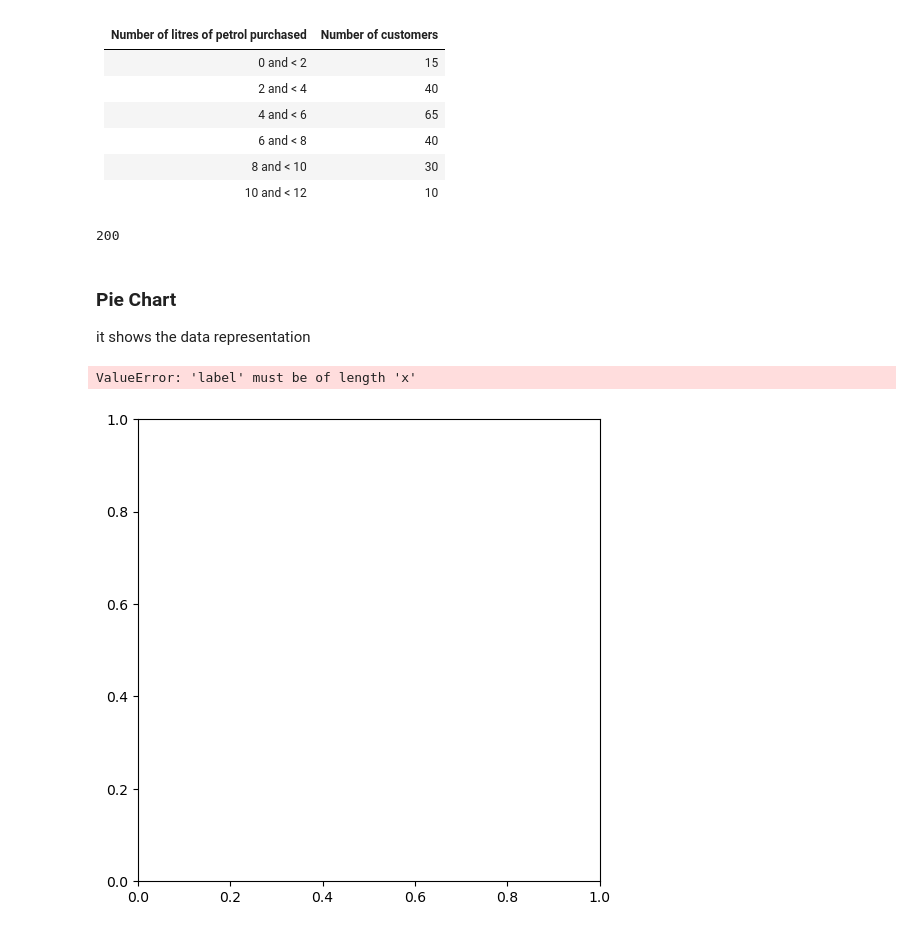
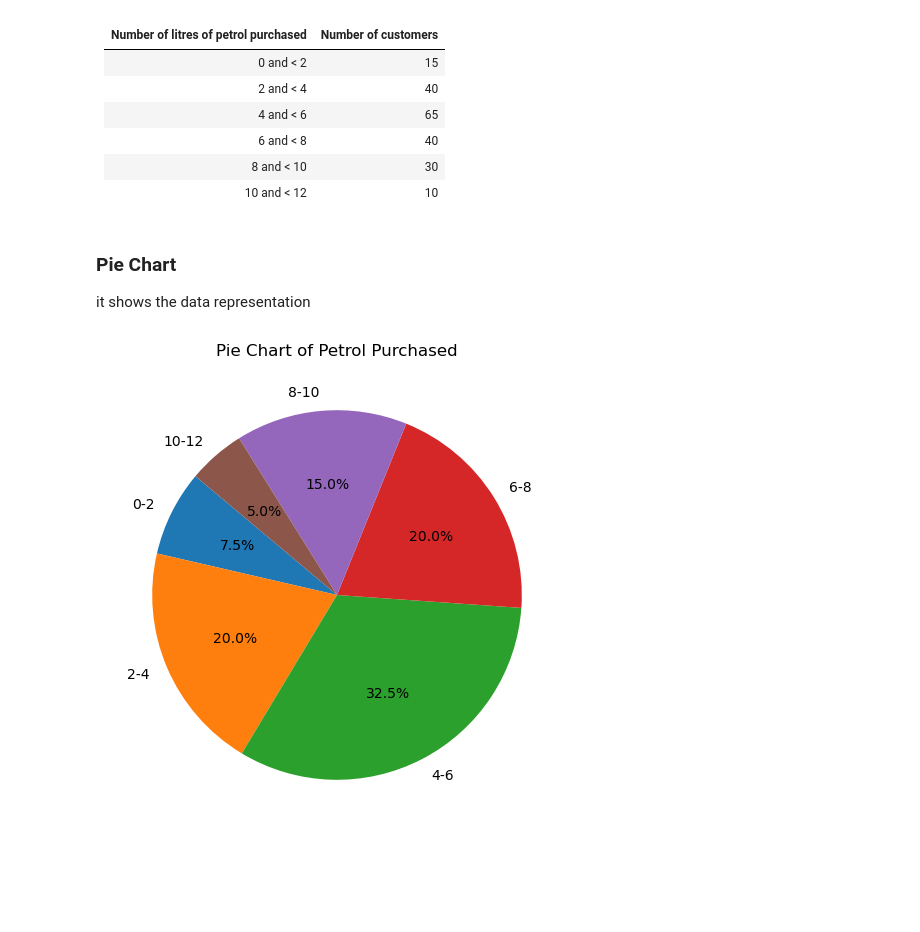
Before and after one commit to adeline-pepela/Fundamental-of-Statistics, a Jupyter notebook: activity1.1.ipynb, the cells around one changed output. Drawn from its saved outputs; the diff is of its cells as text; code cells hidden in the pictures; blank space fills up the shorter version.

```diff
--- a/activity1.1.ipynb
+++ b/activity1.1.ipynb
@@ -11,25 +11,20 @@
 | 8 and < 10                          | 30                  |
 | 10 and < 12                         | 10                  |
 # %%
+import matplotlib.pyplot as plt
 # Intializing the data
 customers = [15, 40, 65, 40, 30, 10]
-range = ['0-2','2-4','4-6','8-10','10-12' ]
+labels = ['0-2', '2-4', '4-6', '6-8', '8-10', '10-12']
 total_customers = sum(customers)
-print(total_customers)
-labels = ['Type A', 'Type B', 'Type C', 'Type D']
+percentages = [x / total_customers * 100 for x in customers]
-# %% [output]
-200
 # %% [markdown]
 ### Pie Chart
 it shows the data representation
 # %%
-# Pie Chart
-import matplotlib.pyplot as plt
-percentages = [x / total_customers * 100 for x in customers]
+# Plotting Pie Chart
 plt.figure(figsize=(8, 6))
-plt.pie(percentages, labels=range, autopct='%1.1f%%', startangle=140)
+plt.pie(percentages, labels=labels, autopct='%1.1f%%', startangle=140)
 plt.title('Pie Chart of Petrol Purchased')
 plt.show()
 # %% [output]
-ValueError: 'label' must be of length 'x'
-[figure, old version]
+[figure, new version]
```
Also changed, not shown: parts of 2 cells of this notebook.
